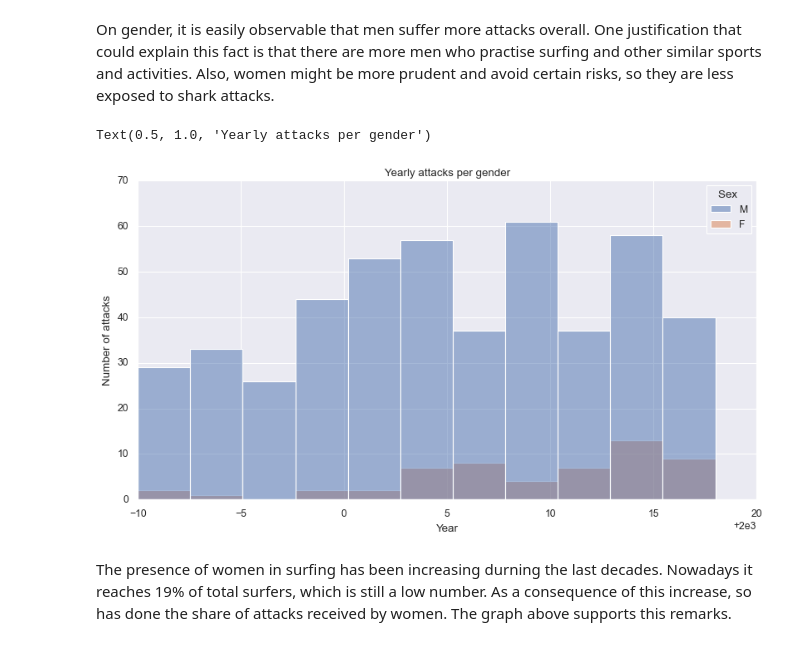
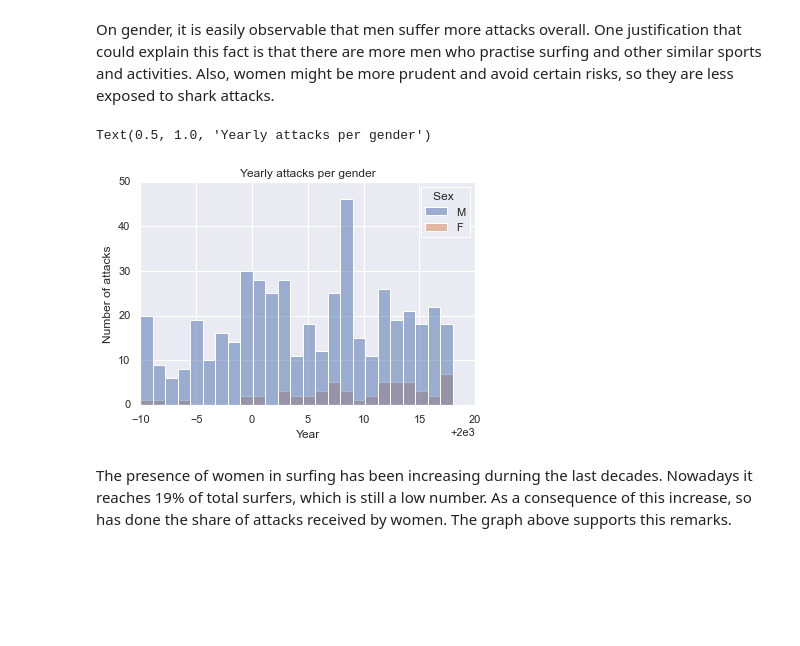
Before and after one commit to gerardrius/Gerard-project-I-pandas, a Jupyter notebook: visualizations.ipynb, the cells around one changed output. Saved outputs shown, nothing was run; the diff lists cells and outputs as text; code cells hidden in the pictures; blank space fills up the shorter version.

```diff
--- a/visualizations.ipynb
+++ b/visualizations.ipynb
@@ -78,12 +78,12 @@ gender_attacked
 # %% [markdown]
 On gender, it is easily observable that men suffer more attacks overall. One justification that could explain this fact is that there are more men who practise surfing and other similar sports and activities. Also, women might be more prudent and avoid certain risks, so they are less exposed to shark attacks.
 # %%
-sns.histplot(data=attacks_visual, x="Year", hue="Sex ")
+sns.histplot(data=attacks_visual, x="Year", hue="Sex ", bins=25)
 plt.ylabel("Number of attacks")
 plt.title("Yearly attacks per gender")
 # %% [output]
 Text(0.5, 1.0, 'Yearly attacks per gender')
-[figure, old version]
+[figure, new version]
 # %% [markdown]
 The presence of women in surfing has been increasing durning the last decades. Nowadays it reaches 19% of total surfers, which is still a low number. As a consequence of this increase, so has done the share of attacks received by women. The graph above supports this remarks.
 # %% [markdown]
```
Also changed, not shown: parts of 15 cells of this notebook, 19 other files.
